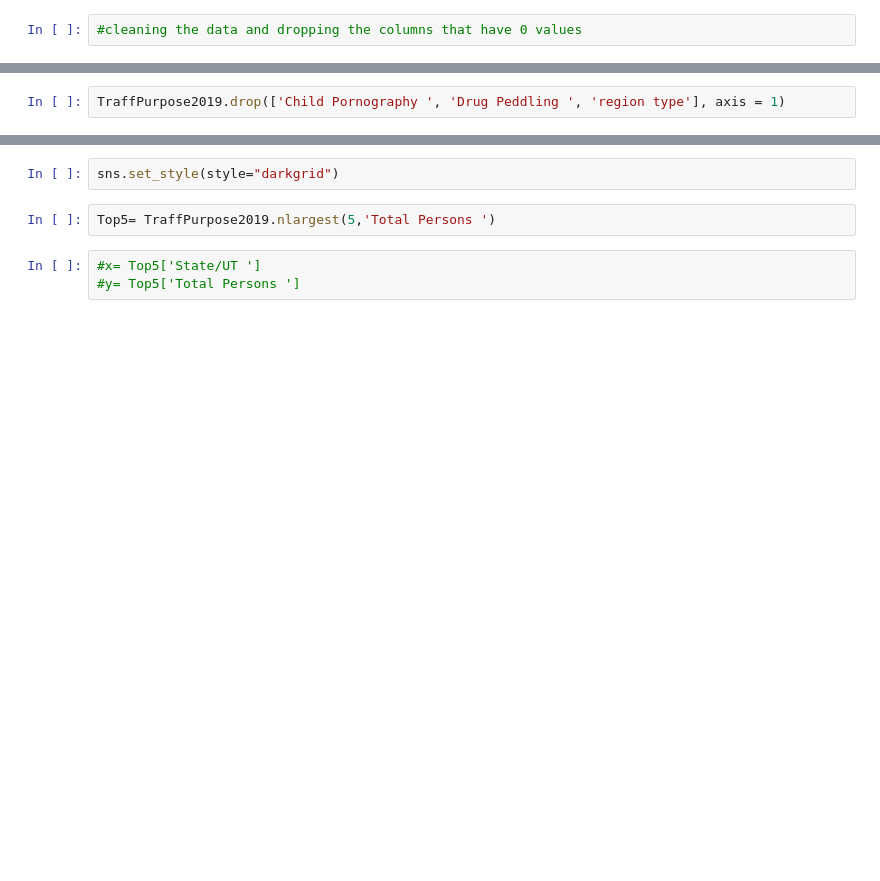
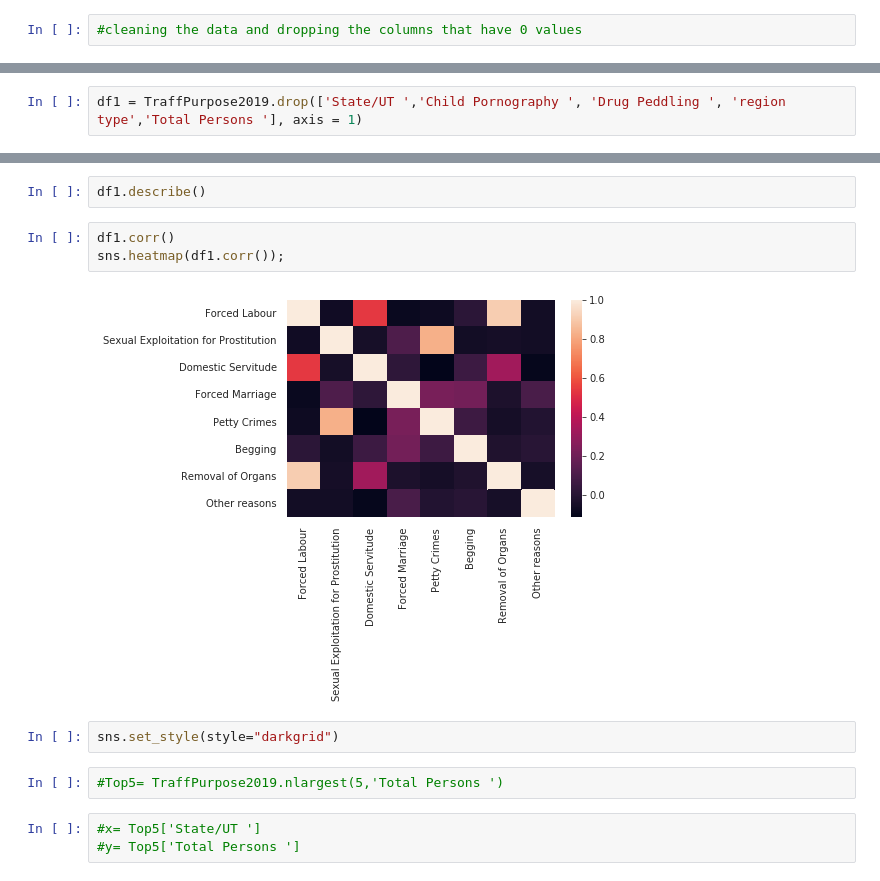
Before and after one commit to Emjeeey/ITBA-3205_FoodHacks, a Jupyter notebook: 404_Final_Project.ipynb, the cells around one changed output, grey strips where cells are left out. Cells and saved outputs as stored; diff of their text form; blank space fills up the shorter version.

```diff
--- a/404_Final_Project.ipynb
+++ b/404_Final_Project.ipynb
@@ -150,2 +181,2 @@ df= pd.DataFrame(TraffPurpose2019)
 # %%
-TraffPurpose2019.drop(['Child Pornography ', 'Drug Peddling ', 'region type'], axis = 1)
+df1 = TraffPurpose2019.drop(['State/UT ','Child Pornography ', 'Drug Peddling ', 'region type','Total Persons '], axis = 1)
@@ -152,7 +201,14 @@ TraffPurpose2019.drop(['Child Pornography ', 'Drug Peddling ', 'region type'], a
+# %%
+df1.describe()
+# %%
+df1.corr()
+sns.heatmap(df1.corr());
+# %% [output]
+[figure, added]
 # %%
 sns.set_style(style="darkgrid")
 # %%
-Top5= TraffPurpose2019.nlargest(5,'Total Persons ')
+#Top5= TraffPurpose2019.nlargest(5,'Total Persons ')
 # %%
 #x= Top5['State/UT ']
 #y= Top5['Total Persons ']
```
Also changed, not shown: parts of 32 cells of this notebook.
